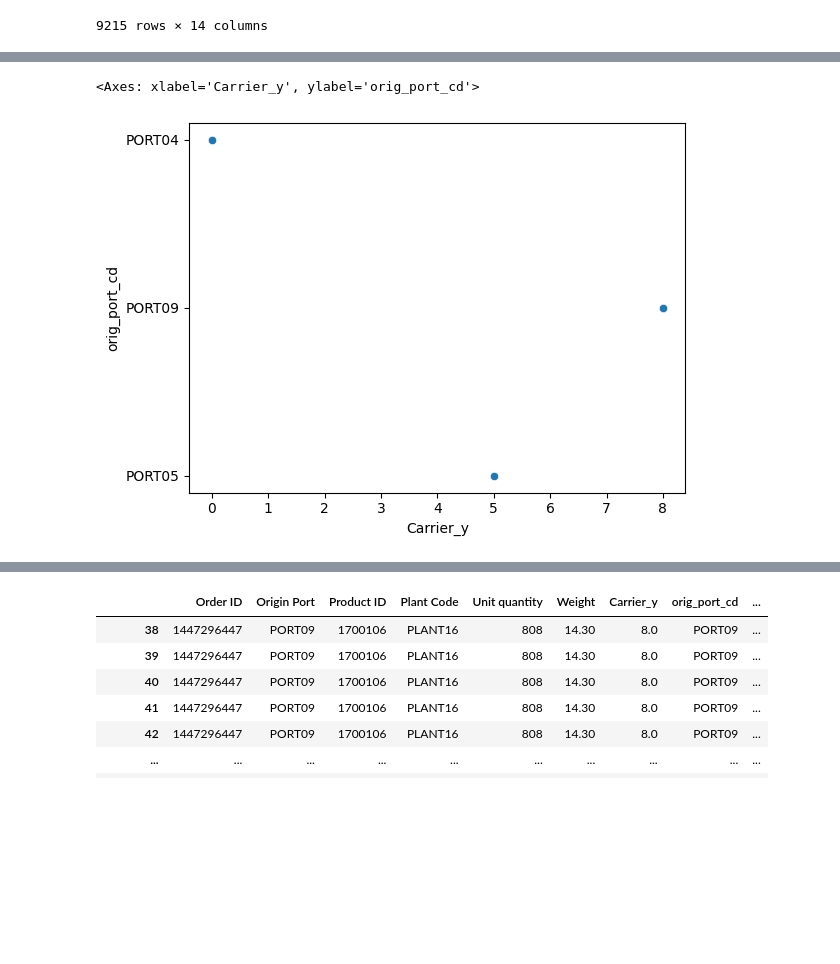
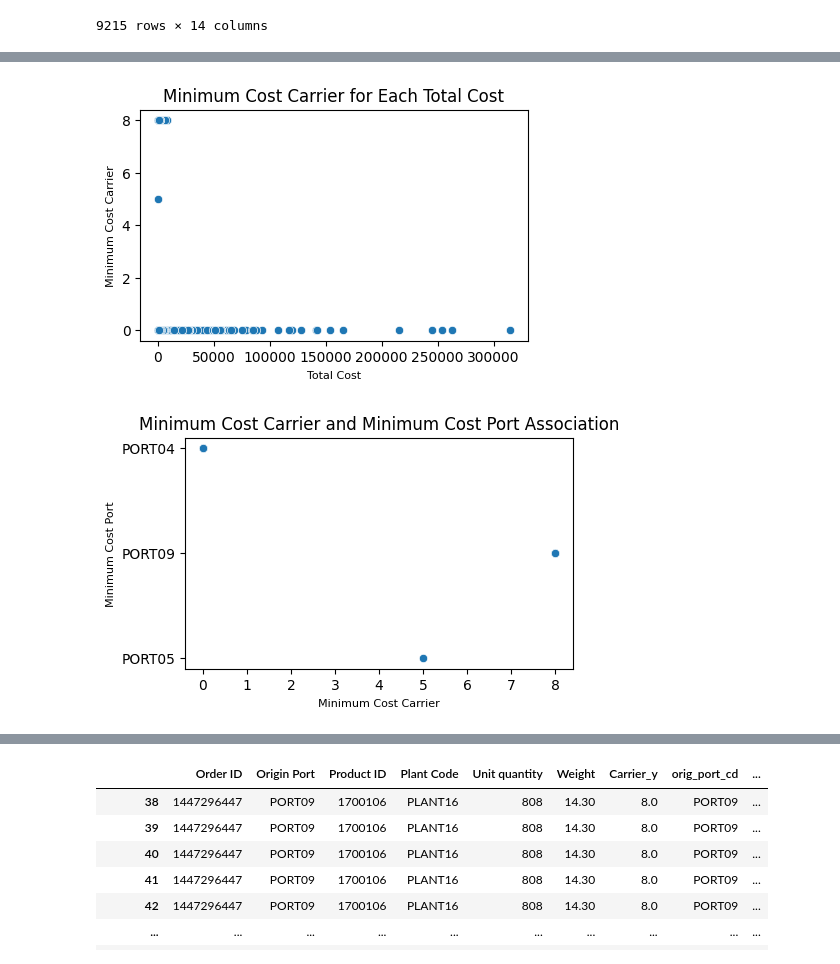
Before and after one commit to matjco/shipping_logistics_project, a Jupyter notebook: Shipping project.ipynb, the cells around one changed output, grey strips where cells are left out. Drawn from its saved outputs; the diff is of its cells as text; code cells hidden in the pictures; blank space fills up the shorter version.

```diff
--- a/Shipping project.ipynb
+++ b/Shipping project.ipynb
@@ -263,0 +323,14 @@ sns.scatterplot(x='Order ID',
+# %%
+sns.reset_orig()
+
+fig, ax = plt.subplots(figsize = (5 , 3))
+sns.scatterplot(x='Order ID', y='Carrier_y', data=minimum_cost_rows)
+
+sns.set_theme( rc = {'figure.figsize' : ( 20, 20 ),
+               'axes.labelsize' : 10})
+
+ax.set_xlabel("Order ID" , size = 8)
+ax.set_ylabel("Lowest Cost Carrier" , size = 8)
+ax.set_title("Lowest Cost Carrier for Each Order" , size = 12)
+
+plt.show()
@@ -431,0 +462,14 @@ sns.scatterplot(x='Total Cost',
+# %%
+sns.reset_defaults()
+
+fig, ax = plt.subplots(figsize = (5 , 3))
+sns.scatterplot(x='Order ID', y='Carrier_y', data=minimum_cost_rows)
+
+sns.set_theme( rc = {'figure.figsize' : ( 20, 20 ),
+               'axes.labelsize' : 10})
+
+ax.set_xlabel("Order ID" , size = 8)
+ax.set_ylabel("Lowest Cost Carrier" , size = 8)
+ax.set_title("Lowest Cost Carrier for Each Order with the Warehouse-Port Agreement Constraint" , size = 12)
+
+plt.show()
@@ -432,8 +502,26 @@ sns.scatterplot(x='Total Cost',
+# %%
+sns.reset_defaults()
+
+fig, ax = plt.subplots(figsize = (5 , 3))
+sns.scatterplot(x='Total Cost', y='Carrier_y', data=minimum_cost_rows)
+ax.set_xlabel("Total Cost" , size = 8)
+ax.set_ylabel("Minimum Cost Carrier" , size = 8)
+ax.set_title("Minimum Cost Carrier for Each Total Cost" , size = 12)
+
+plt.show()
+# %% [output]
+[figure, added]
 # %%
-sns.scatterplot(x='Carrier_y',
-				y='orig_port_cd', data=minimum_cost_rows)
+sns.reset_defaults()
+
+fig, ax = plt.subplots(figsize = (5 , 3))
+sns.scatterplot(x='Carrier_y', y='orig_port_cd', data=minimum_cost_rows)
+ax.set_xlabel("Minimum Cost Carrier" , size = 8)
+ax.set_ylabel("Minimum Cost Port" , size = 8)
+ax.set_title("Minimum Cost Carrier and Minimum Cost Port Association" , size = 12)
+
+plt.show()
 
 #the carrier could also be 2, 3, 9?
 # %% [output]
-<Axes: xlabel='Carrier_y', ylabel='orig_port_cd'>
-[figure, old version]
+[figure, new version]
```
Also changed, not shown: parts of 28 cells of this notebook.
